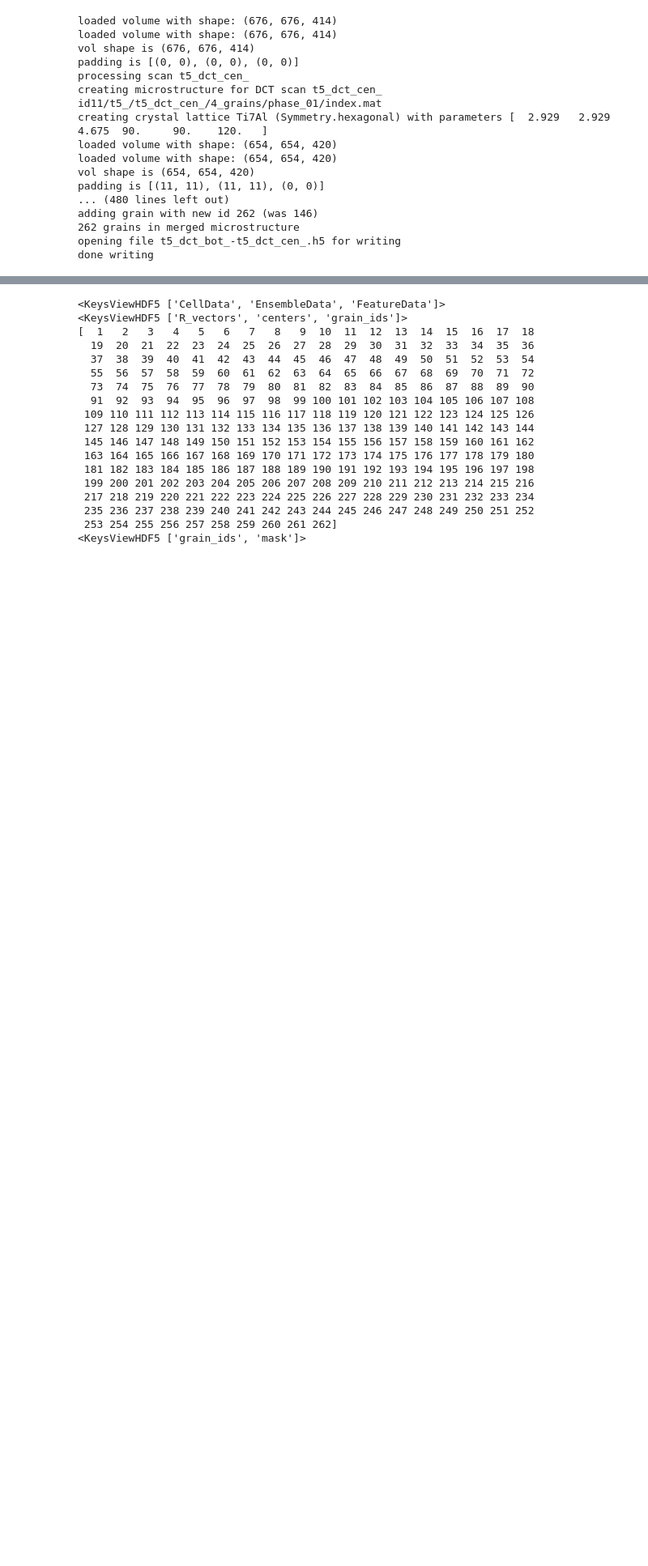
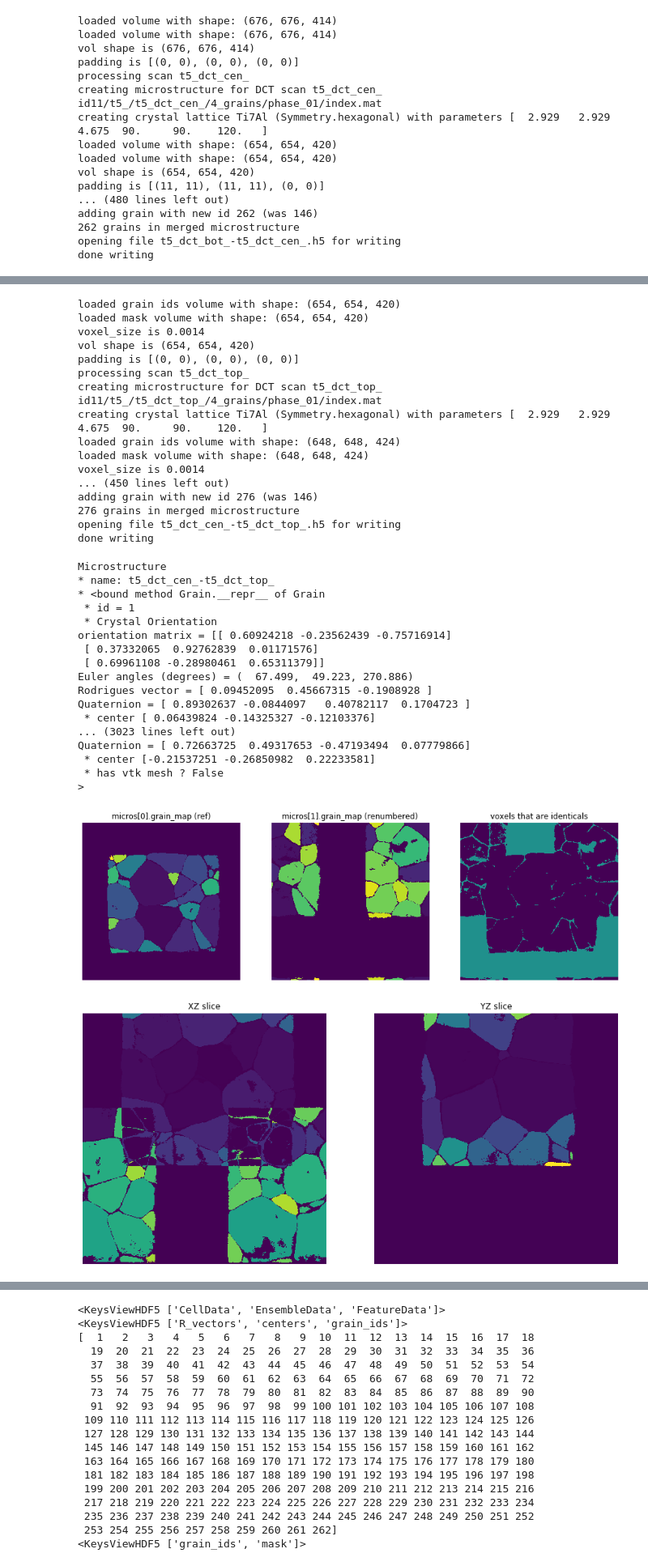
Before and after one commit to heprom/Ti7_ESRF, a Jupyter notebook: T5/T5_dct_merging.ipynb, the cells around one changed output, grey strips where cells are left out. Shown at 81% size. Cells and saved outputs as stored; diff of their text form; code cells hidden in the pictures; blank space fills up the shorter version.

```diff
--- a/T5/T5_dct_merging.ipynb
+++ b/T5/T5_dct_merging.ipynb
@@ -549,0 +612,12 @@ some grains
+# %%
+from pymicro.xray.experiment import Experiment
+from pymicro.xray.dct import merge_dct_scans
+
+exp = Experiment.load('t5_experiment.txt')
+Ti7Al = exp.get_sample().get_material()
+
+scan_list = ['t5_dct_cen_', 't5_dct_top_']
+samtz_list = [-4.8095, -5.2102]
+
+merge_dct_scans(scan_list, samtz_list, use_mask=True, overlap=47, root_dir='id11/t5_')
+# %% [output]
@@ -549,0 +630,36 @@ some grains
+loaded grain ids volume with shape: (654, 654, 420)
+loaded mask volume with shape: (654, 654, 420)
+voxel_size is 0.0014
+vol shape is (654, 654, 420)
+padding is [(0, 0), (0, 0), (0, 0)]
+processing scan t5_dct_top_
+creating microstructure for DCT scan t5_dct_top_
+id11/t5_/t5_dct_top_/4_grains/phase_01/index.mat
+creating crystal lattice Ti7Al (Symmetry.hexagonal) with parameters [  2.929   2.929   4.675  90.     90.    120.   ]
+loaded grain ids volume with shape: (648, 648, 424)
+loaded mask volume with shape: (648, 648, 424)
+voxel_size is 0.0014
+... (450 lines left out)
+adding grain with new id 276 (was 146)
+276 grains in merged microstructure
+opening file t5_dct_cen_-t5_dct_top_.h5 for writing
+done writing
+Microstructure
+* name: t5_dct_cen_-t5_dct_top_
+* <bound method Grain.__repr__ of Grain
+ * id = 1
+ * Crystal Orientation
+orientation matrix = [[ 0.60924218 -0.23562439 -0.75716914]
+ [ 0.37332065  0.92762839  0.01171576]
+ [ 0.69961108 -0.28980461  0.65311379]]
+Euler angles (degrees) = (  67.499,  49.223, 270.886)
+Rodrigues vector = [ 0.09452095  0.45667315 -0.1908928 ]
+Quaternion = [ 0.89302637 -0.0844097   0.40782117  0.1704723 ]
+ * center [ 0.06439824 -0.14325327 -0.12103376]
+... (3023 lines left out)
+Quaternion = [ 0.72663725  0.49317653 -0.47193494  0.07779866]
+ * center [-0.21537251 -0.26850982  0.22233581]
+ * has vtk mesh ? False
+>
+[figure, added]
+[figure, added]
```
Also changed, not shown: parts of 29 cells of this notebook, 5 other files.
